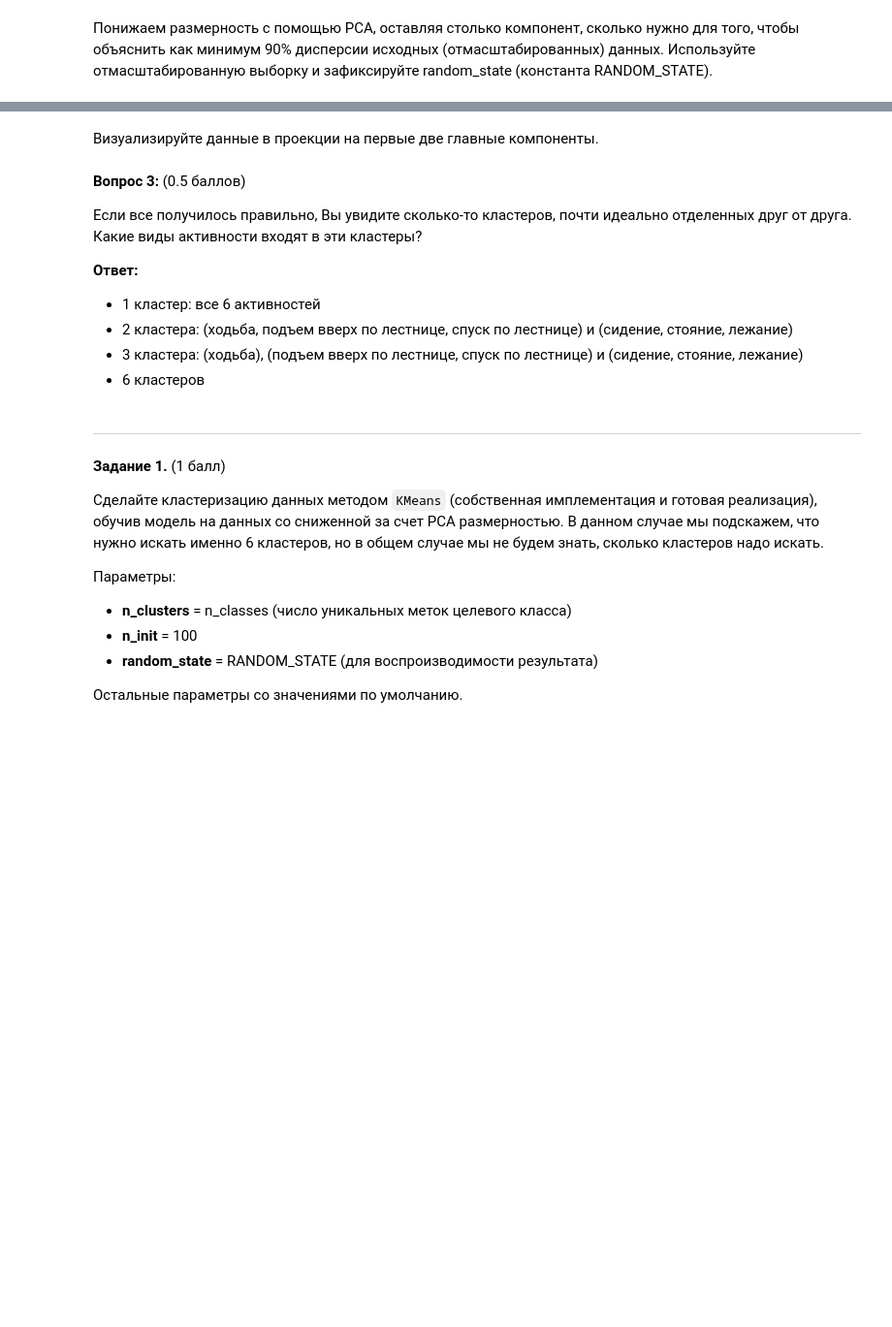
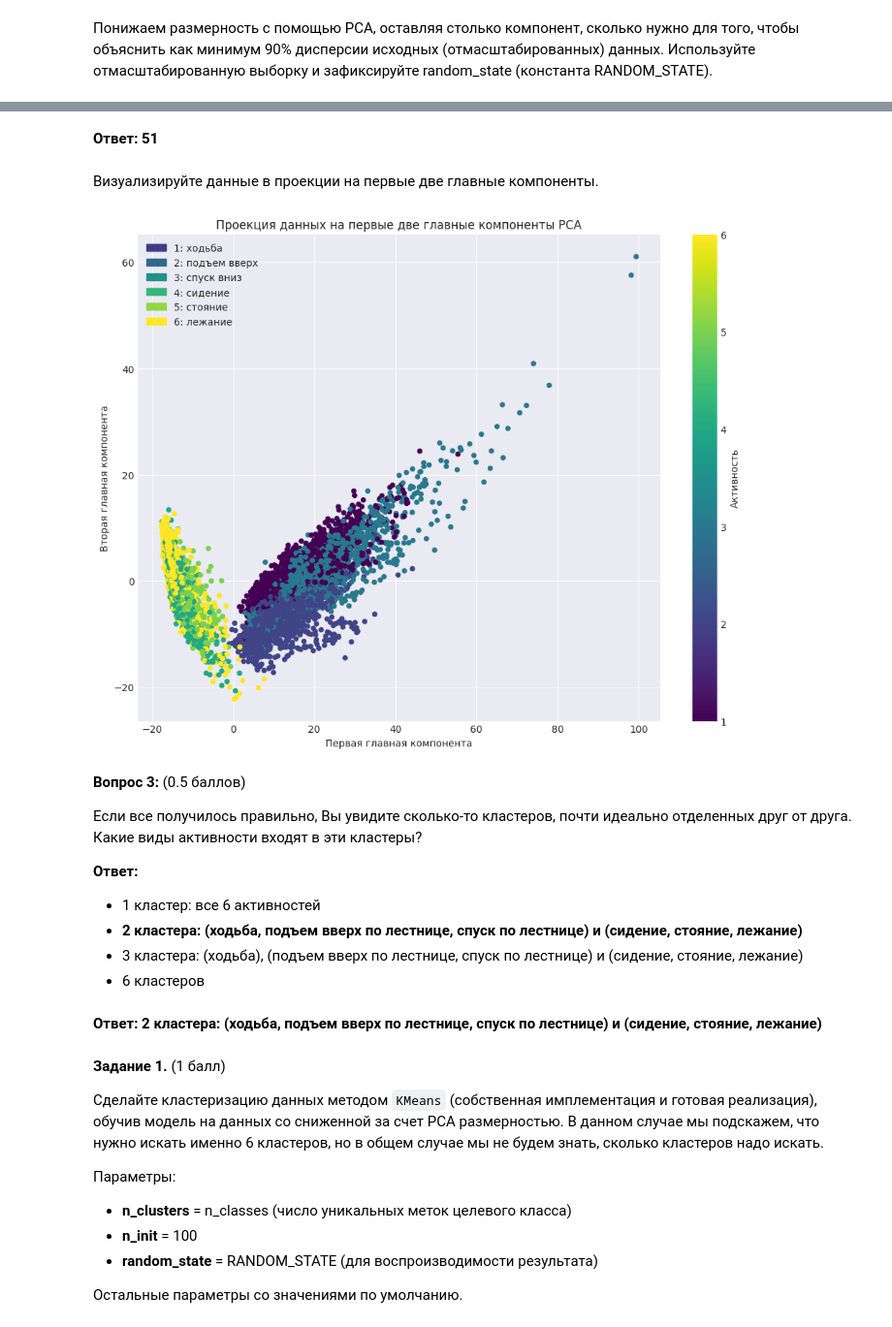
Before and after one commit to NikitaKoros/ml-5-sem, a Jupyter notebook: hw3/hw3-unsupervised.ipynb, the cells around one changed output, grey strips where cells are left out. Shown at 97% size. Drawn from its saved outputs; the diff is of its cells as text; code cells hidden in the pictures; blank space fills up the shorter version.

```diff
--- a/hw3/hw3-unsupervised.ipynb
+++ b/hw3/hw3-unsupervised.ipynb
@@ -23,12 +23,12 @@
 import numpy as np
 import pandas as pd
 import seaborn as sns
-from tqdm import tqdm_notebook
+from tqdm.notebook import tqdm as tqdm_notebook
 
 %matplotlib inline
 from matplotlib import pyplot as plt
 
-plt.style.use(['seaborn-darkgrid'])
+plt.style.use('seaborn-v0_8-darkgrid')
 plt.rcParams['figure.figsize'] = (12, 9)
 plt.rcParams['font.family'] = 'DejaVu Sans'
 
@@ -117,2 +127,4 @@ print(f"Процент дисперсии первой компоненты: {fi
+# %% [markdown]
+**Ответ: 51**
 # %% [markdown]
 Визуализируйте данные в проекции на первые две главные компоненты.
@@ -122,3 +131,21 @@ plt.scatter(X_pca[:, 0], X_pca[:, 1], c=y, s=20, cmap='viridis');
+# %%
+# Ваш код здесь
+import matplotlib.patches as mpatches
+
+scatter = plt.scatter(X_pca[:, 0], X_pca[:, 1], c=y, s=20, cmap='viridis')
+plt.colorbar(scatter, label='Активность')
+
+activity_labels = ['ходьба', 'подъем вверх', 'спуск вниз', 'сидение', 'стояние', 'лежание']
+handles = [mpatches.Patch(color=plt.cm.viridis((i+1)/6), label=f'{i+1}: {activity_labels[i]}')
+           for i in range(6)]
+plt.legend(handles=handles, loc='best')
+
+plt.xlabel('Первая главная компонента')
+plt.ylabel('Вторая главная компонента')
+plt.title('Проекция данных на первые две главные компоненты PCA')
+plt.show()
+# %% [output]
+[figure, added]
 # %% [markdown]
 **Вопрос 3:** (0.5 баллов)
 
@@ -126,11 +153,11 @@ plt.scatter(X_pca[:, 0], X_pca[:, 1], c=y, s=20, cmap='viridis');
 
 **Ответ:**
 - 1 кластер: все 6 активностей
-- 2 кластера: (ходьба, подъем вверх по лестнице, спуск по лестнице) и (сидение, стояние, лежание)
+- **2 кластера: (ходьба, подъем вверх по лестнице, спуск по лестнице) и (сидение, стояние, лежание)**
 - 3 кластера: (ходьба), (подъем вверх по лестнице, спуск по лестнице) и (сидение, стояние, лежание)
 - 6 кластеров
-# %% [markdown]
-------------------------------
+# %% [markdown]
+**Ответ: 2 кластера: (ходьба, подъем вверх по лестнице, спуск по лестнице) и (сидение, стояние, лежание)**
 # %% [markdown]
 **Задание 1.** (1 балл)
 
```
Also changed, not shown: parts of 29 cells of this notebook, 2 other files.
